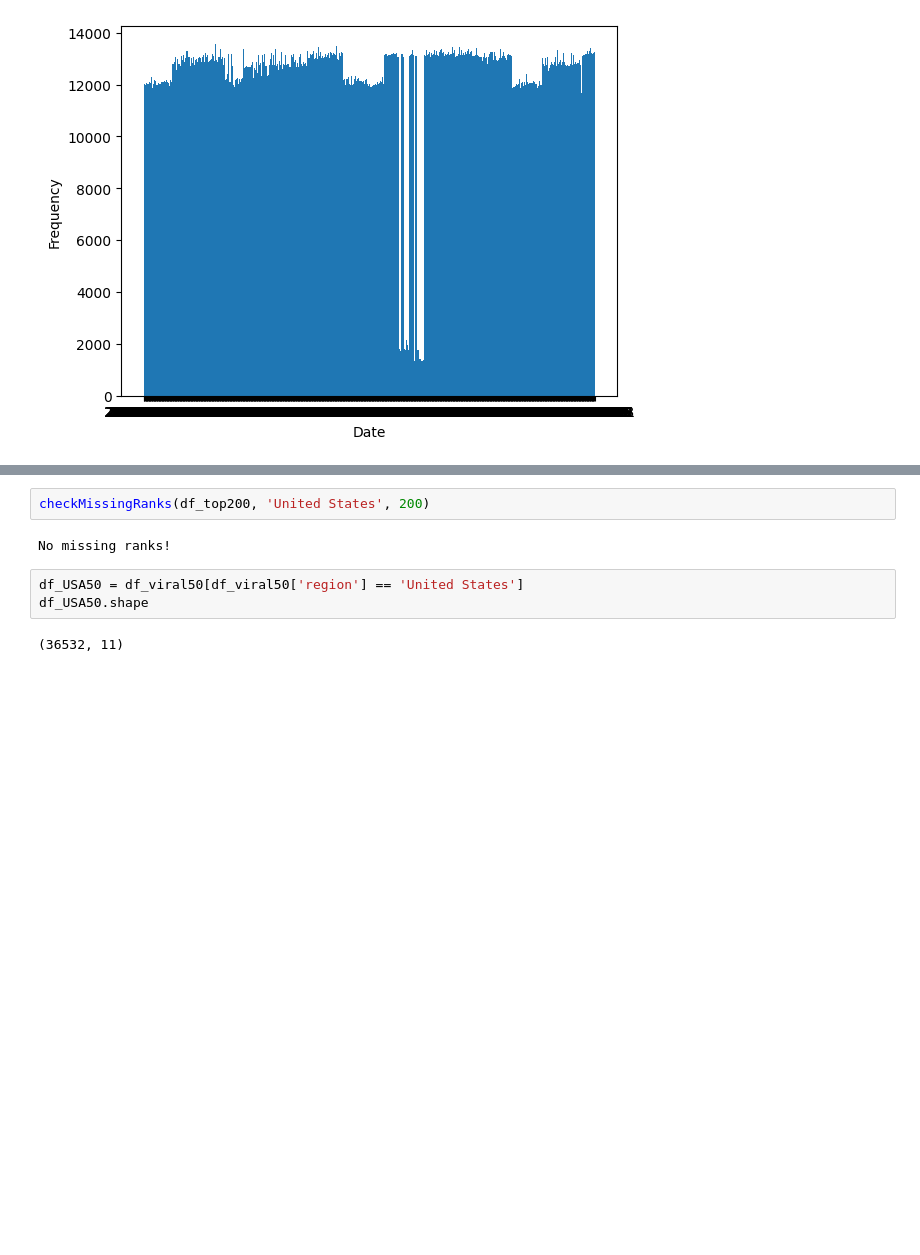
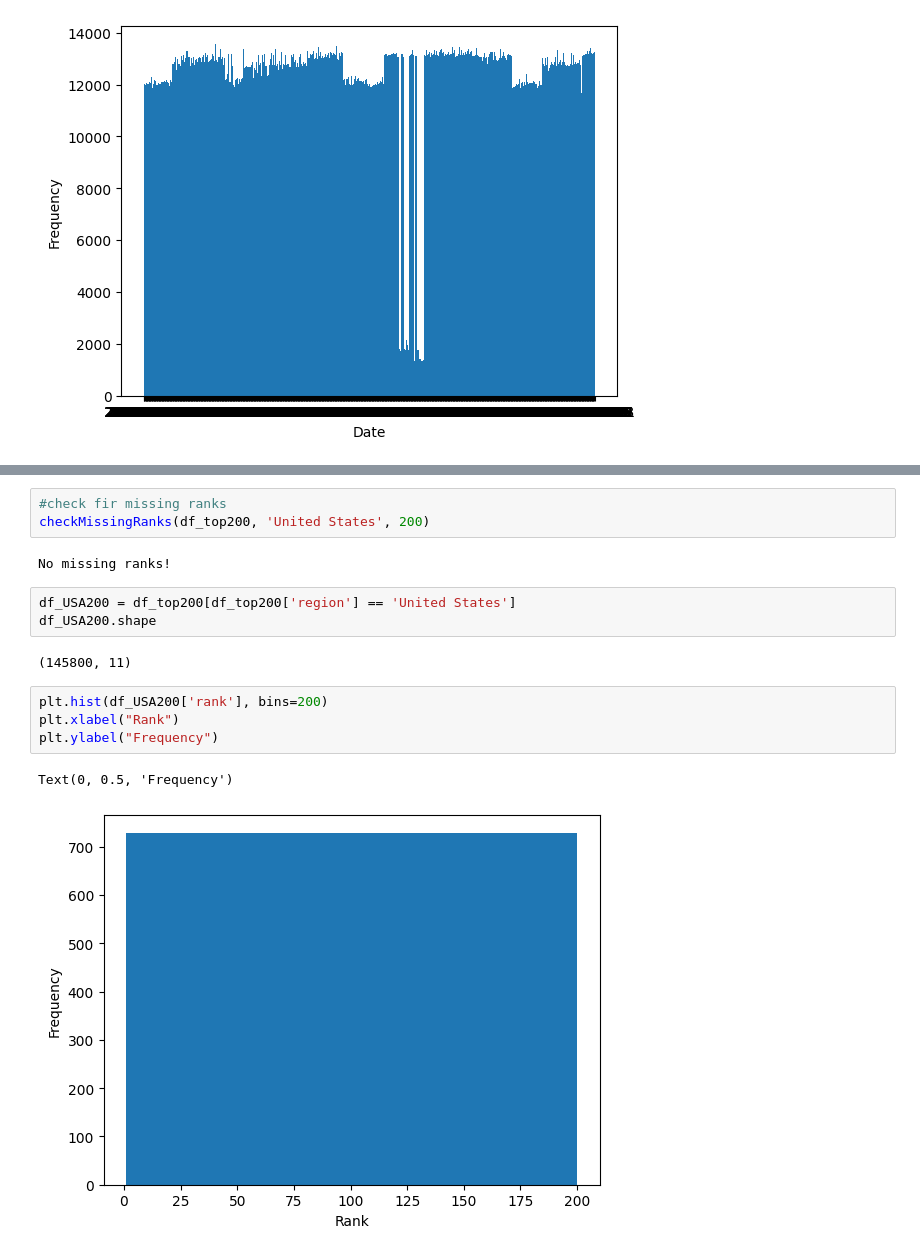
Before and after one commit to Falk358/data_science, a Jupyter notebook: project/exploratoryDataAnalysis.ipynb, the cells around one changed output, grey strips where cells are left out. Saved outputs shown, nothing was run; the diff lists cells and outputs as text; blank space fills up the shorter version.

```diff
--- a/project/exploratoryDataAnalysis.ipynb
+++ b/project/exploratoryDataAnalysis.ipynb
@@ -320,10 +348,18 @@ df_viral50.groupby(['date','region']).get_group(('2021-08-13', 'United States'))
 # %%
+#check fir missing ranks
 checkMissingRanks(df_top200, 'United States', 200)
 # %% [output]
 No missing ranks!
-# %%
-df_USA50 = df_viral50[df_viral50['region'] == 'United States']
-df_USA50.shape
-# %% [output]
-(36532, 11)
+# %%
+df_USA200 = df_top200[df_top200['region'] == 'United States']
+df_USA200.shape
+# %% [output]
+(145800, 11)
+# %%
+plt.hist(df_USA200['rank'], bins=200)
+plt.xlabel("Rank")
+plt.ylabel("Frequency")
+# %% [output]
+Text(0, 0.5, 'Frequency')
+[figure, added]
 # %%
```
Also changed, not shown: parts of 48 cells of this notebook.
